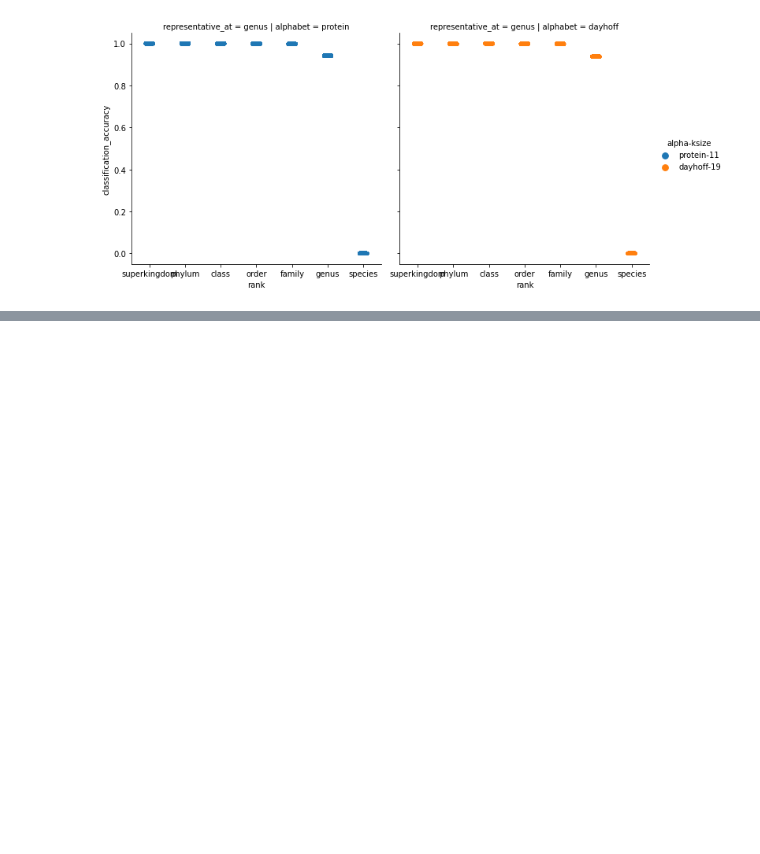
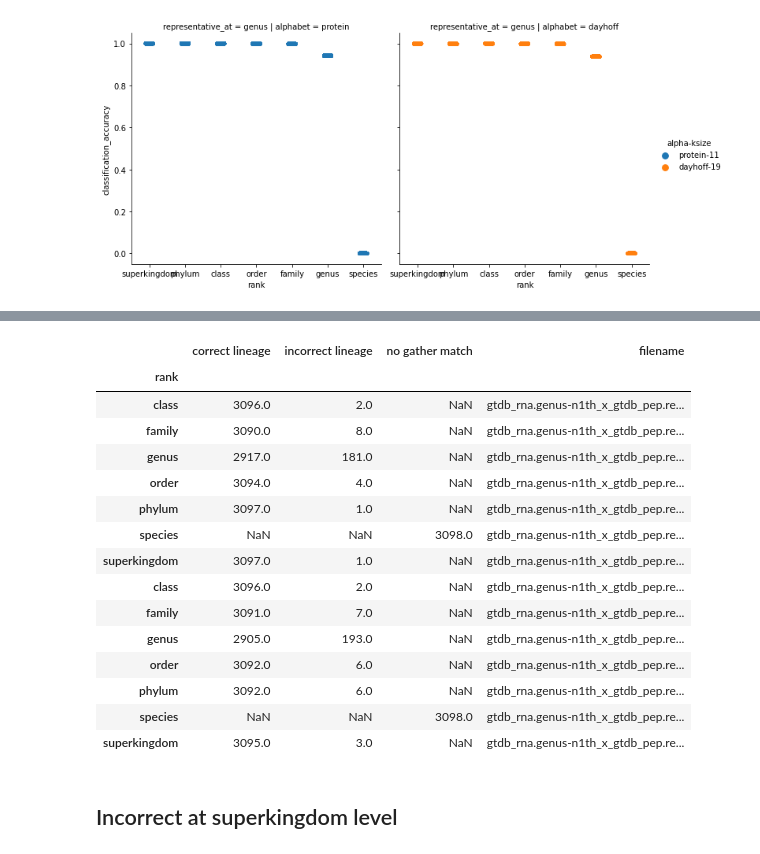
Before and after one commit to bluegenes/2020-gtdb-smash, a Jupyter notebook: notebooks/plot-gather-classify-accuracy.ipynb, the cells around one changed output, grey strips where cells are left out. Cells and saved outputs as stored; diff of their text form; code cells hidden in the pictures; blank space fills up the shorter version.

Commit message:
init incorrect genome classification checks

```diff
--- a/notebooks/plot-gather-classify-accuracy.ipynb
+++ b/notebooks/plot-gather-classify-accuracy.ipynb
@@ -200,0 +221,21 @@ g = sns.catplot(data=translate_summaryDF,x="rank", y="classification_accuracy",
+# %%
+translate_matchesDF
+# %% [output]
+|  | correct lineage | incorrect lineage | no gather match | filename |
+| rank |  |  |  |  |
+| class | 3096.0 | 2.0 | NaN | gtdb_rna.genus-n1th_x_gtdb_pep.re... |
+| family | 3090.0 | 8.0 | NaN | gtdb_rna.genus-n1th_x_gtdb_pep.re... |
+| genus | 2917.0 | 181.0 | NaN | gtdb_rna.genus-n1th_x_gtdb_pep.re... |
+| order | 3094.0 | 4.0 | NaN | gtdb_rna.genus-n1th_x_gtdb_pep.re... |
+| phylum | 3097.0 | 1.0 | NaN | gtdb_rna.genus-n1th_x_gtdb_pep.re... |
+| species | NaN | NaN | 3098.0 | gtdb_rna.genus-n1th_x_gtdb_pep.re... |
+| superkingdom | 3097.0 | 1.0 | NaN | gtdb_rna.genus-n1th_x_gtdb_pep.re... |
+| class | 3096.0 | 2.0 | NaN | gtdb_rna.genus-n1th_x_gtdb_pep.re... |
+| family | 3091.0 | 7.0 | NaN | gtdb_rna.genus-n1th_x_gtdb_pep.re... |
+| genus | 2905.0 | 193.0 | NaN | gtdb_rna.genus-n1th_x_gtdb_pep.re... |
+| order | 3092.0 | 6.0 | NaN | gtdb_rna.genus-n1th_x_gtdb_pep.re... |
+| phylum | 3092.0 | 6.0 | NaN | gtdb_rna.genus-n1th_x_gtdb_pep.re... |
+| species | NaN | NaN | 3098.0 | gtdb_rna.genus-n1th_x_gtdb_pep.re... |
+| superkingdom | 3095.0 | 3.0 | NaN | gtdb_rna.genus-n1th_x_gtdb_pep.re... |
+# %% [markdown]
+## Incorrect at superkingdom level
```
Also changed, not shown: parts of 41 cells of this notebook.
